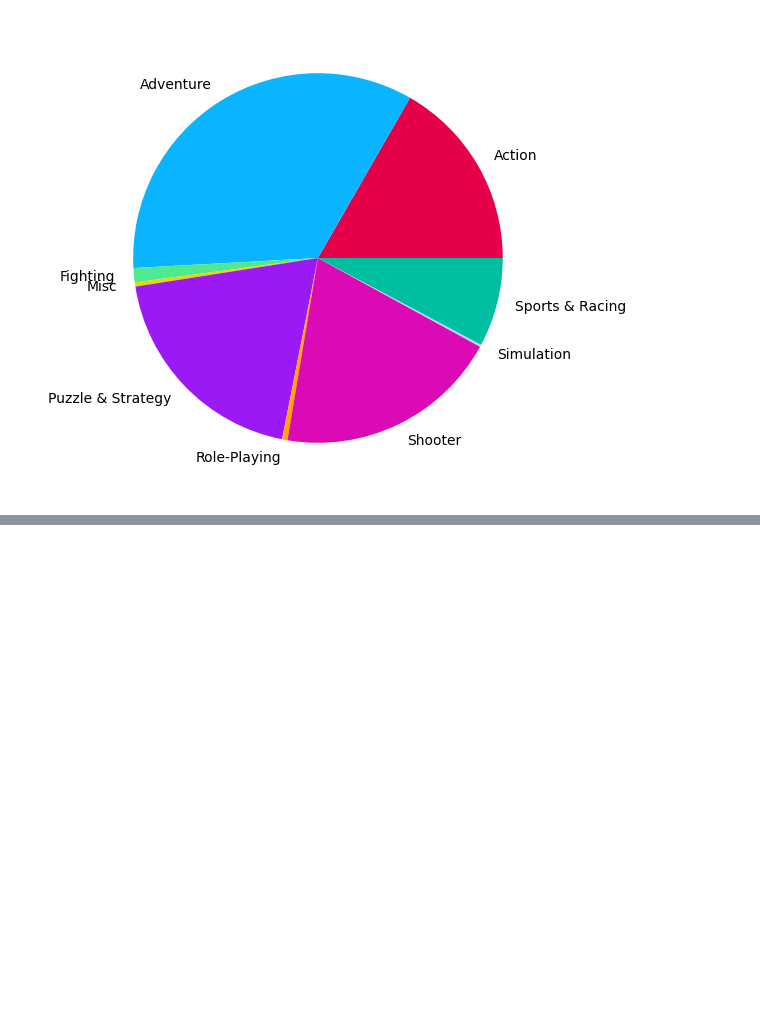
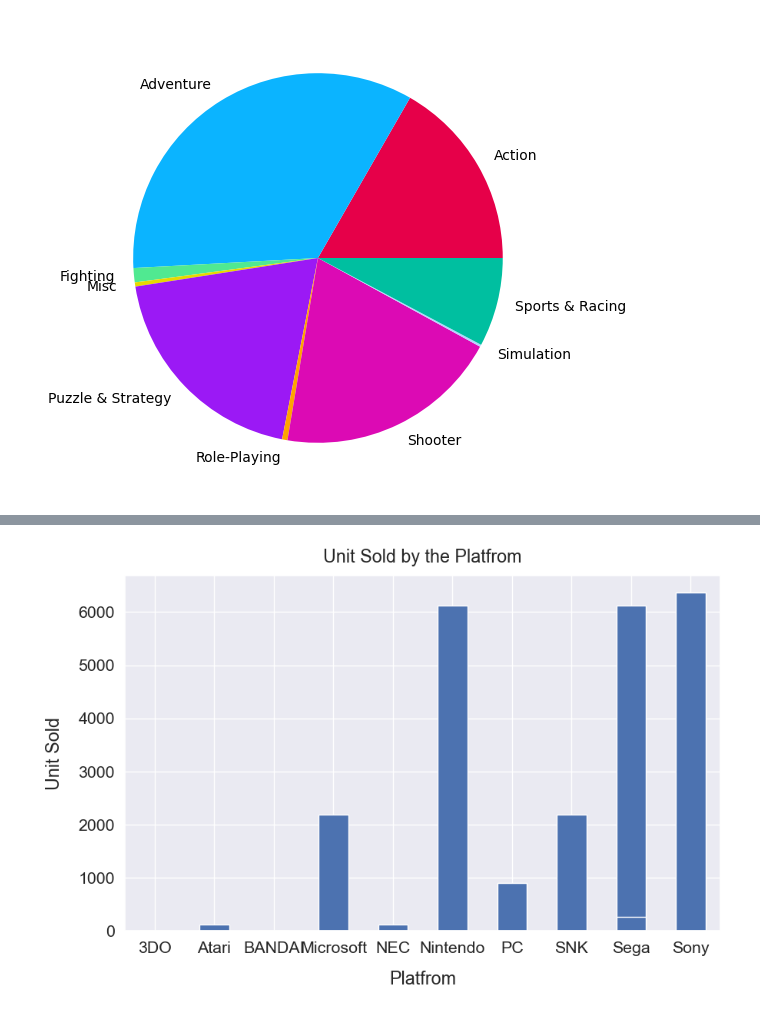
Before and after one commit to JBanowsky/SMU_Project_1_Video_Game_Statistics, a Jupyter notebook: Video Game Statistics/John Video Games.ipynb, the cells around one changed output, grey strips where cells are left out. Saved outputs shown, nothing was run; the diff lists cells and outputs as text; code cells hidden in the pictures; blank space fills up the shorter version.

```diff
--- a/Video Game Statistics/John Video Games.ipynb
+++ b/Video Game Statistics/John Video Games.ipynb
@@ -805,0 +815,10 @@ plt.show()
+# %%
+sales_data_clean.groupby("Platform Company").Global_Sales.count().sort_values().plot(kind="bar")
+
+sns.set(font_scale=1.4)
+sales_data_clean.groupby("Platform Company").Global_Sales.count().plot(kind="bar", figsize=(10, 6), rot=0)
+plt.xlabel("Platfrom", labelpad=14)
+plt.ylabel("Unit Sold", labelpad=14)
+plt.title("Unit Sold by the Platfrom", y=1.02);
+# %% [output]
+[figure, added]
```
Also changed, not shown: parts of 1 cell of this notebook, 1 other file.
